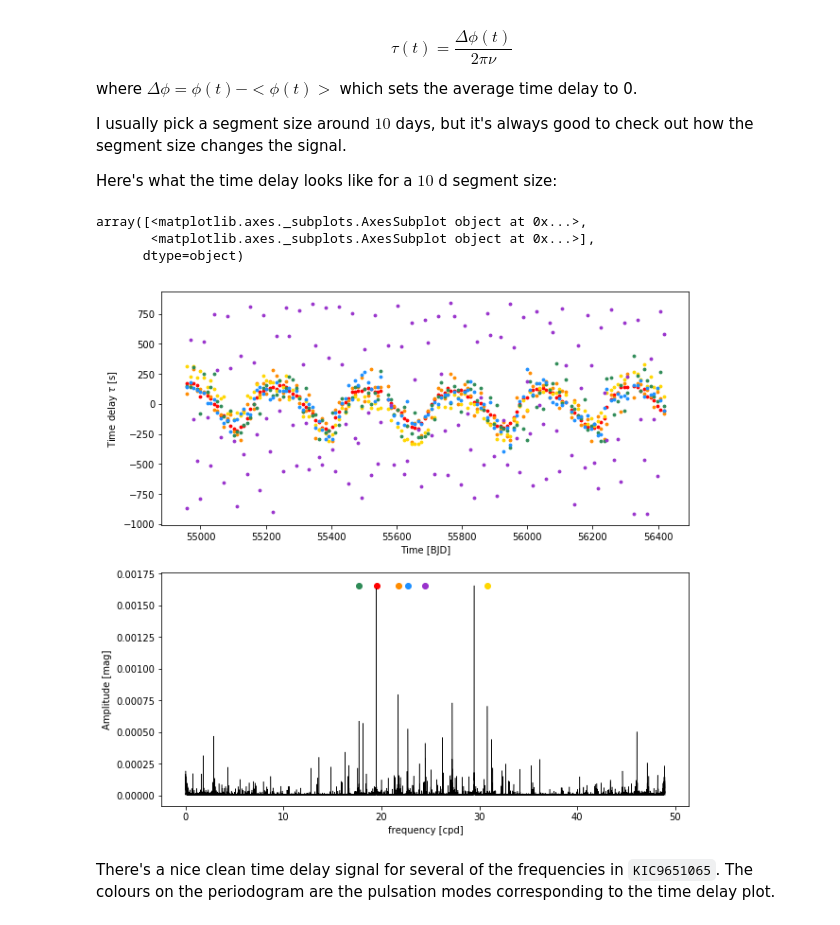
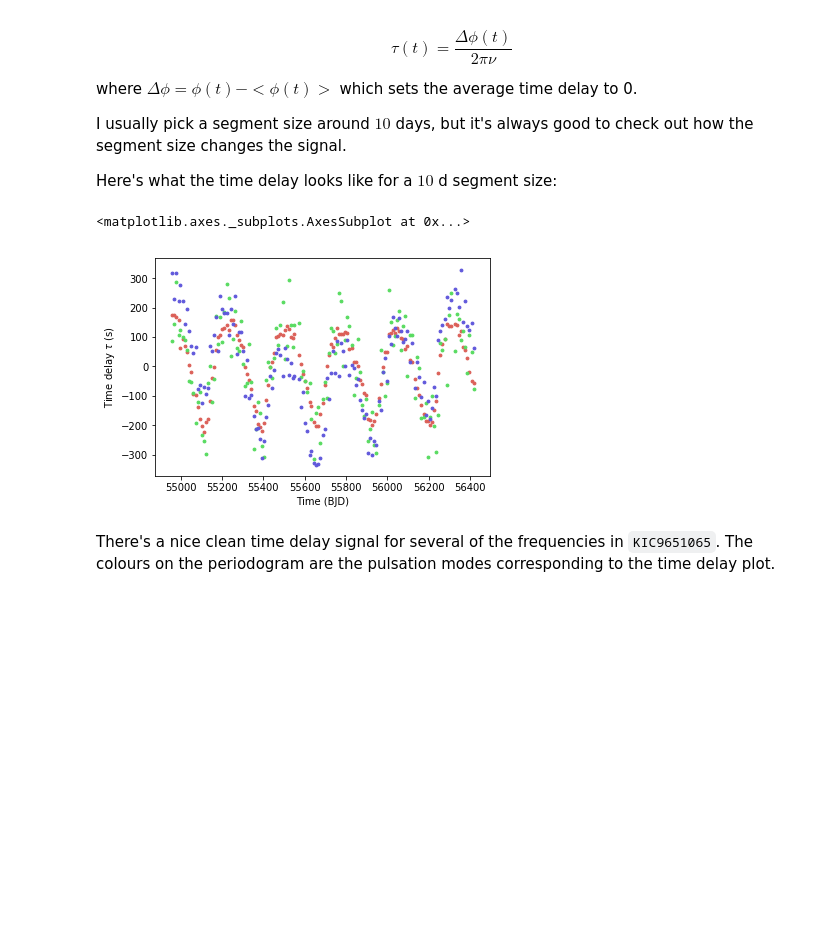
Before and after one commit to danhey/timedelay, a Jupyter notebook: time delay tutorial.ipynb, the cells around one changed output. Cells and saved outputs as stored; diff of their text form; code cells hidden in the pictures; blank space fills up the shorter version.

```diff
--- a/time delay tutorial.ipynb
+++ b/time delay tutorial.ipynb
@@ -15,7 +15,7 @@ We'll work with my favorite star which shows a nice time delay signal; `KIC96510
 # %%
 # Method 1. Reading in your own lightcurve and passing it into TimeDelay.
 # The data should be in the form `time` (usually days) and `magnitudes`
-times, mags = np.loadtxt('E:/lc/appended_8,9/kic9651065_appended-msMAP_Q99_llc.txt', usecols=(0,1)).T
-td = TimeDelay(times, mags)
+times, mags = np.loadtxt('D:/lightcurves/kic9651065_appended-msMAP_Q99_llc.txt', usecols=(0,1)).T
+td = TimeDelay(times, mags, max_peaks=3, tflow=True)
 # %% [output]
 INFO:tensorflow:Optimization terminated with:
@@ -81,12 +76,10 @@ I usually pick a segment size around $10$ days, but it's always good to check ou
 
 Here's what the time delay looks like for a $10$ d segment size:
 # %%
-td.plot_td()
+td.plot_td(segment_size=10)
 # %% [output]
-array([<matplotlib.axes._subplots.AxesSubplot object at 0x...>,
-       <matplotlib.axes._subplots.AxesSubplot object at 0x...>],
-      dtype=object)
+<matplotlib.axes._subplots.AxesSubplot at 0x...>
-[figure, old version]
+[figure, new version]
 # %% [markdown]
 There's a nice clean time delay signal for several of the frequencies in `KIC9651065`. The colours on the periodogram are the pulsation modes corresponding to the time delay plot.
 # %% [markdown]
```
Also changed, not shown: parts of 7 cells of this notebook, 5 other files.
